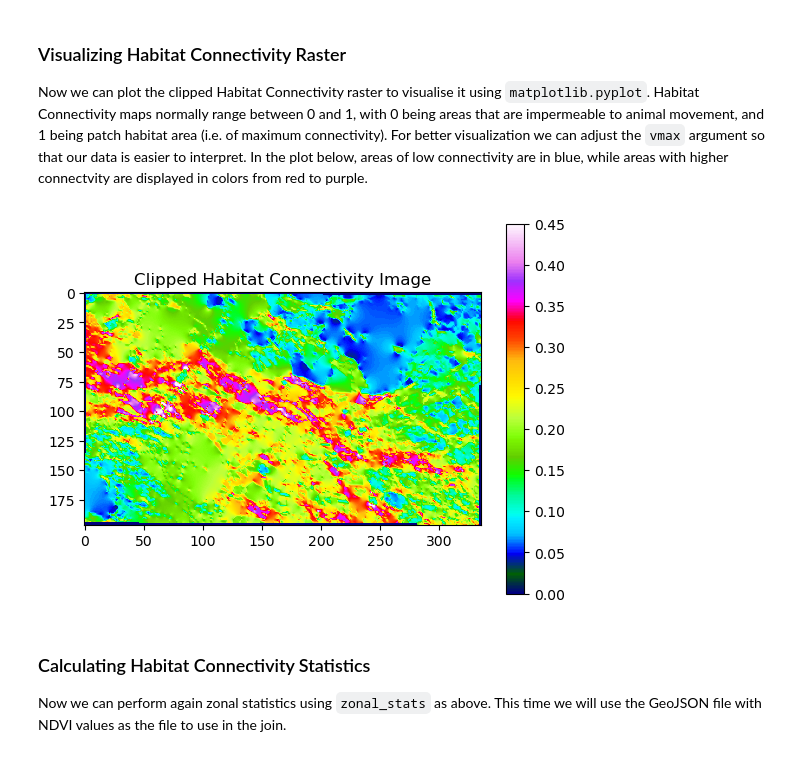
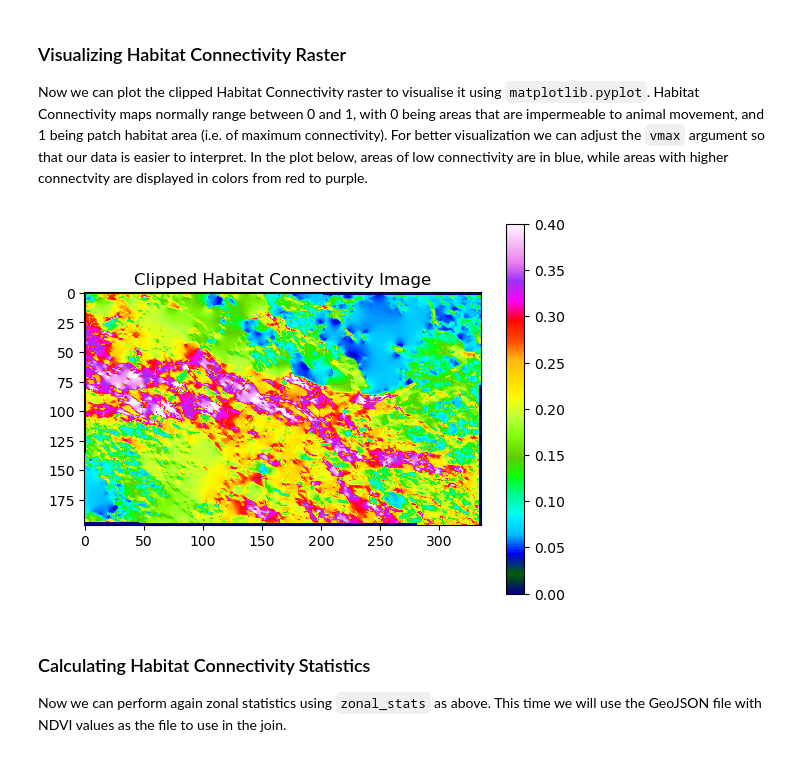
Before and after one commit to Mavisan6/Assignment, a Jupyter notebook: ScriptP3.ipynb, the cells around one changed output. Drawn from its saved outputs; the diff is of its cells as text; code cells hidden in the pictures.

Commit message:
05/052024
- creation of .py file to define functions to use in multiple notebooks
- fix raster clip problem

```diff
--- a/ScriptP3.ipynb
+++ b/ScriptP3.ipynb
@@ -73,0 +81,9 @@ The code below uses `rastario` and `rasterio.mask` to open and clip the habitat
+# %%
+hab_con_path="Data_files/habcon.tif"
+with rio.open(hab_con_path) as src:
+    hab_con_data = src.read()
+
+plt.imshow(hab_con_data[0], cmap='gist_ncar_r', vmin=0, vmax=0.5)
+plt.colorbar()
+plt.title('Clipped NDVI Image')
+plt.show()
@@ -74,25 +111,5 @@ The code below uses `rastario` and `rasterio.mask` to open and clip the habitat
 # %%
-from rasterio.mask import mask
+from my_functions import clip_raster_to_aoi
 
-# Open the raster file which contains the habitat connectivity calculation with rasterio
-hab_con_path="Data_files/habconmap"
-
-# Load the habitat connectivity raster
-with rio.open(hab_con_path) as habcon_src:
-    habcon_data = habcon_src.read(1)
-    habcon_transform = habcon_src.transform
-
-    # Load the search area polygon
-    AOI_path = 'Data_files/Area_of_interest.shp'
-    AOI = gpd.read_file(AOI_path)
-
-    # Clip the NDVI data to the search area
-    clipped_habcon_data, clipped_habcon_transform = mask(habcon_src, shapes=AOI.geometry, crop=True)
-
-    # Define the output path for the clipped NDVI raster file
-    clipped_habcon_path = 'Data_files/Output_files/clipped_habcon.tif'
-    with rio.open(clipped_habcon_path, 'w', **habcon_src.meta) as clipped_habcon_dst:
-        clipped_habcon_dst.write(clipped_habcon_data)
-
-    print(f"Clipped NDVI saved to {clipped_habcon_path}")
+clip_raster_to_aoi(hab_con_path, AOI_path, 'Data_files/Output_files/clipped_hab.tif')
 # %% [output]
@@ -102,13 +119,16 @@ Clipped NDVI saved to Data_files/Output_files/clipped_habcon.tif
 
 Now we can plot the clipped Habitat Connectivity raster to visualise it using `matplotlib.pyplot`. Habitat Connectivity maps normally range between 0 and 1, with 0 being areas that are impermeable to animal movement, and 1 being patch habitat area (i.e. of maximum connectivity). For better visualization we can adjust the `vmax` argument so that our data is easier to interpret. In the plot below, areas of low connectivity are in blue, while areas with higher connectvity are displayed in colors from red to purple.
 # %%
-# Plot the clipped habitat connectivity
-plt.imshow(clipped_habcon_data[0], cmap='gist_ncar', vmin=0, vmax=0.45)
+clipped_habcon_path = 'Data_files/Output_files/clipped_hab.tif'
+with rio.open(clipped_habcon_path) as src:
+    clipped_habcon_data = src.read()
+
+plt.imshow(clipped_habcon_data[0], cmap='gist_ncar', vmin=0, vmax=0.4)
 plt.colorbar()
 plt.title('Clipped Habitat Connectivity Image')
 plt.show()
 # %% [output]
-[figure, old version]
+[figure, new version]
 # %% [markdown]
 ### Calculating Habitat Connectivity Statistics
 
```
Also changed, not shown: parts of 19 cells of this notebook, 4 other files.
